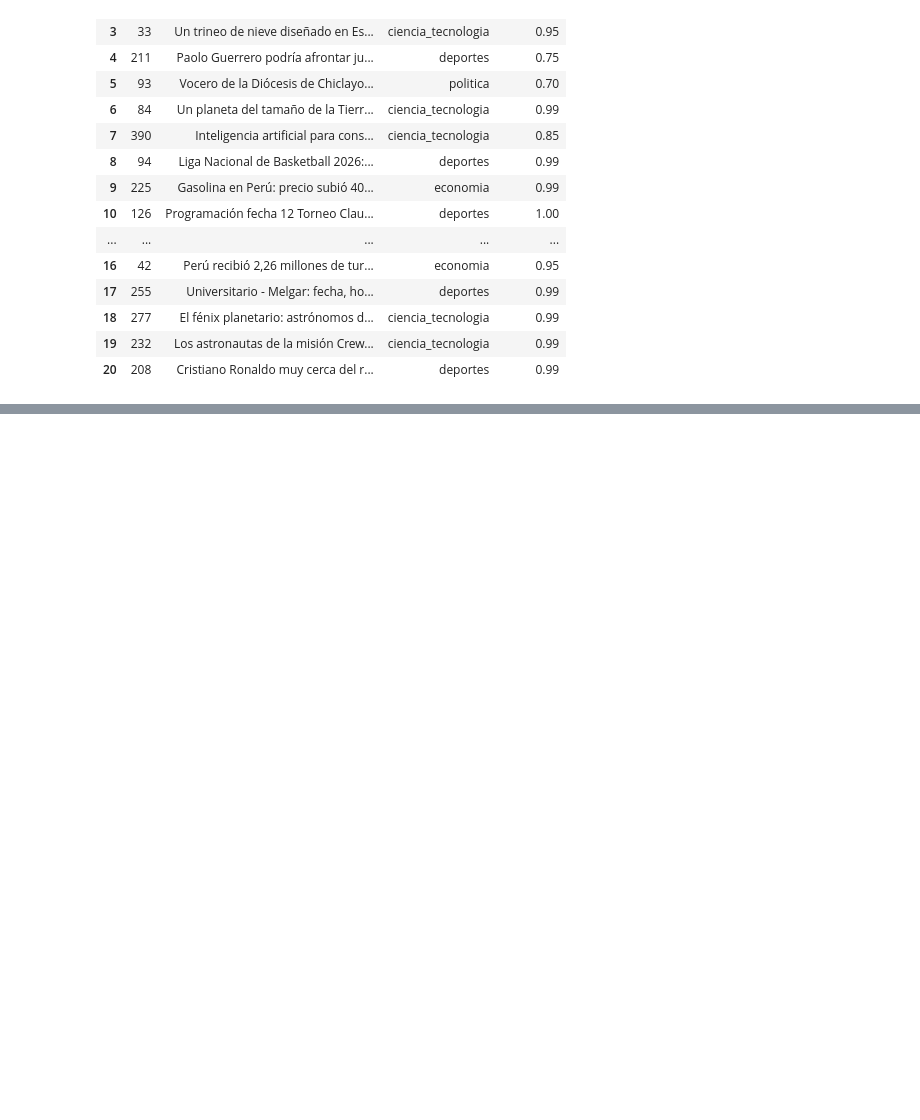
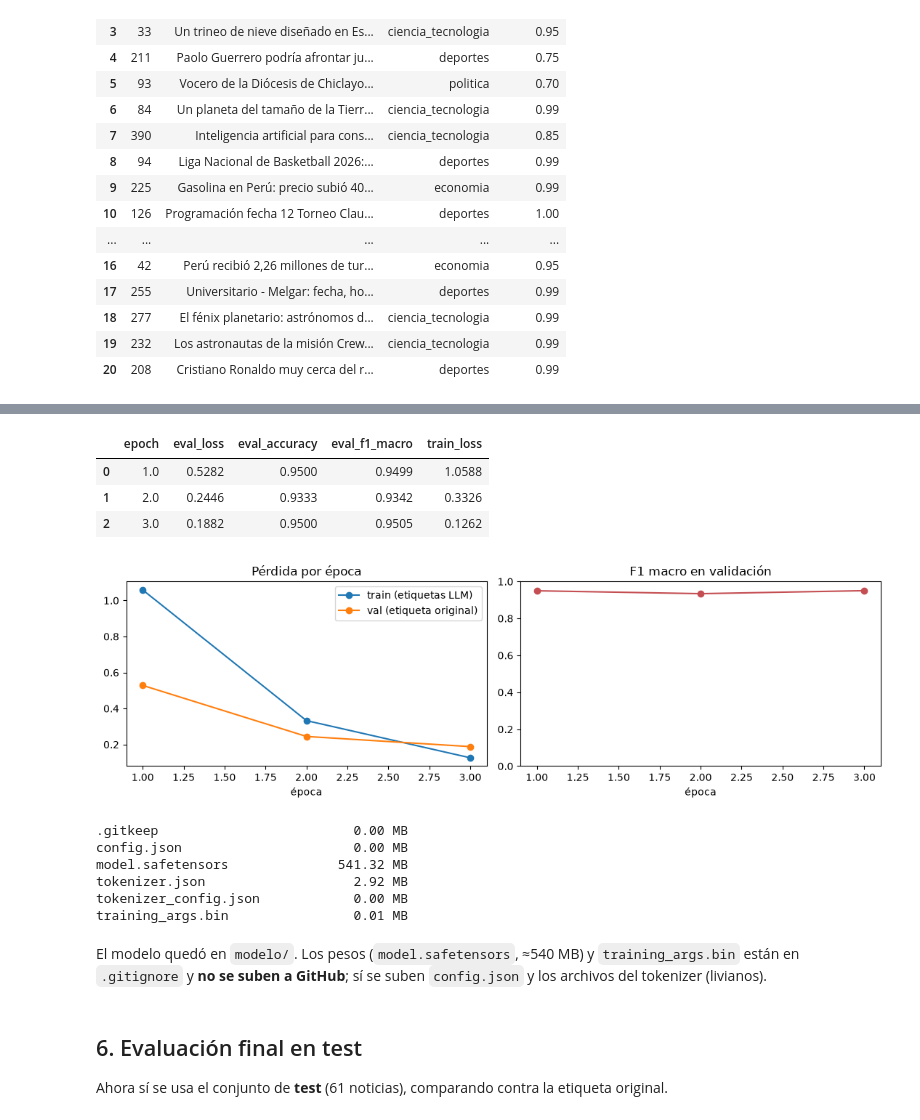
Before and after one commit to sandypmj/python_intermedio_2026, a Jupyter notebook: tarea_1/02_clasificacion.ipynb, the cells around one changed output, grey strips where cells are left out. Cells and saved outputs as stored; diff of their text form; code cells hidden in the pictures; blank space fills up the shorter version.

```diff
--- a/tarea_1/02_clasificacion.ipynb
+++ b/tarea_1/02_clasificacion.ipynb
@@ -435,0 +557,40 @@ auditoria
+# %%
+hist = pd.DataFrame(trainer.state.log_history)
+por_epoca = (hist.dropna(subset=["eval_f1_macro"])[["epoch", "eval_loss", "eval_accuracy", "eval_f1_macro"]]
+             .merge(hist.dropna(subset=["loss"])[["epoch", "loss"]], on="epoch")
+             .rename(columns={"loss": "train_loss"}).round(4))
+display(por_epoca)
+
+fig, ax = plt.subplots(1, 2, figsize=(11, 3.5))
+ax[0].plot(por_epoca["epoch"], por_epoca["train_loss"], "o-", label="train (etiquetas LLM)")
+ax[0].plot(por_epoca["epoch"], por_epoca["eval_loss"], "o-", label="val (etiqueta original)")
+ax[0].set_title("Pérdida por época"); ax[0].set_xlabel("época"); ax[0].legend()
+ax[1].plot(por_epoca["epoch"], por_epoca["eval_f1_macro"], "o-", color="#C44E52")
+ax[1].set_ylim(0, 1); ax[1].set_title("F1 macro en validación"); ax[1].set_xlabel("época")
+plt.tight_layout(); plt.show()
+# %% [output]
+|  | epoch | eval_loss | eval_accuracy | eval_f1_macro | train_loss |
+| 0 | 1.0 | 0.5282 | 0.9500 | 0.9499 | 1.0588 |
+| 1 | 2.0 | 0.2446 | 0.9333 | 0.9342 | 0.3326 |
+| 2 | 3.0 | 0.1882 | 0.9500 | 0.9505 | 0.1262 |
+[figure, added]
+# %%
+trainer.save_model(str(MODELO_DIR))
+tokenizer.save_pretrained(str(MODELO_DIR))
+import shutil; shutil.rmtree("entrenamiento_tmp", ignore_errors=True)
+for f in sorted(MODELO_DIR.iterdir()):
+    print(f"{f.name:28s} {f.stat().st_size / 1e6:8.2f} MB")
+# %% [output]
+.gitkeep                         0.00 MB
+config.json                      0.00 MB
+model.safetensors              541.32 MB
+tokenizer.json                   2.92 MB
+tokenizer_config.json            0.00 MB
+training_args.bin                0.01 MB
+# %% [markdown]
+El modelo quedó en `modelo/`. Los pesos (`model.safetensors`, ≈540 MB) y `training_args.bin` están en
+`.gitignore` y **no se suben a GitHub**; sí se suben `config.json` y los archivos del tokenizer (livianos).
+# %% [markdown]
+## 6. Evaluación final en test
+
+Ahora sí se usa el conjunto de **test** (61 noticias), comparando contra la etiqueta original.
```
Also changed, not shown: parts of 17 cells of this notebook.
